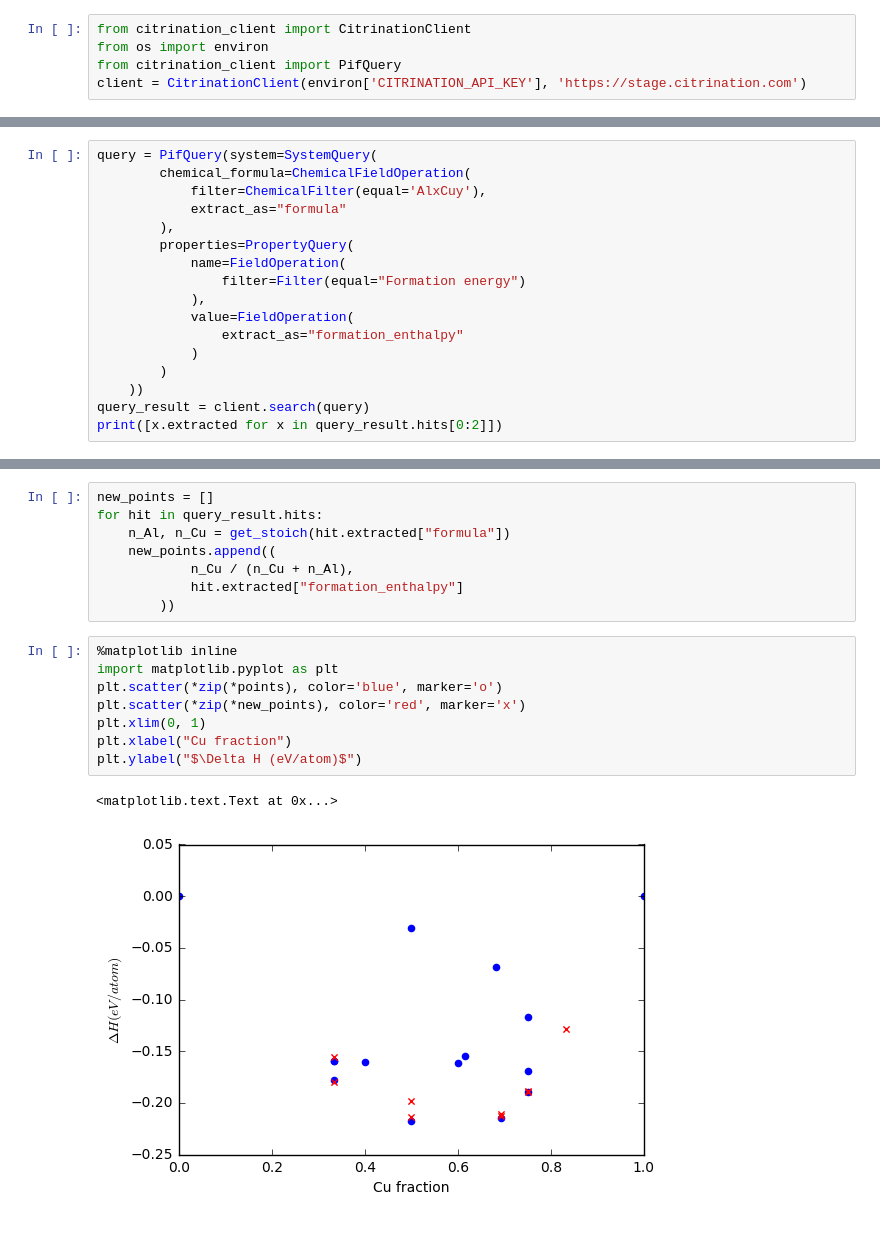
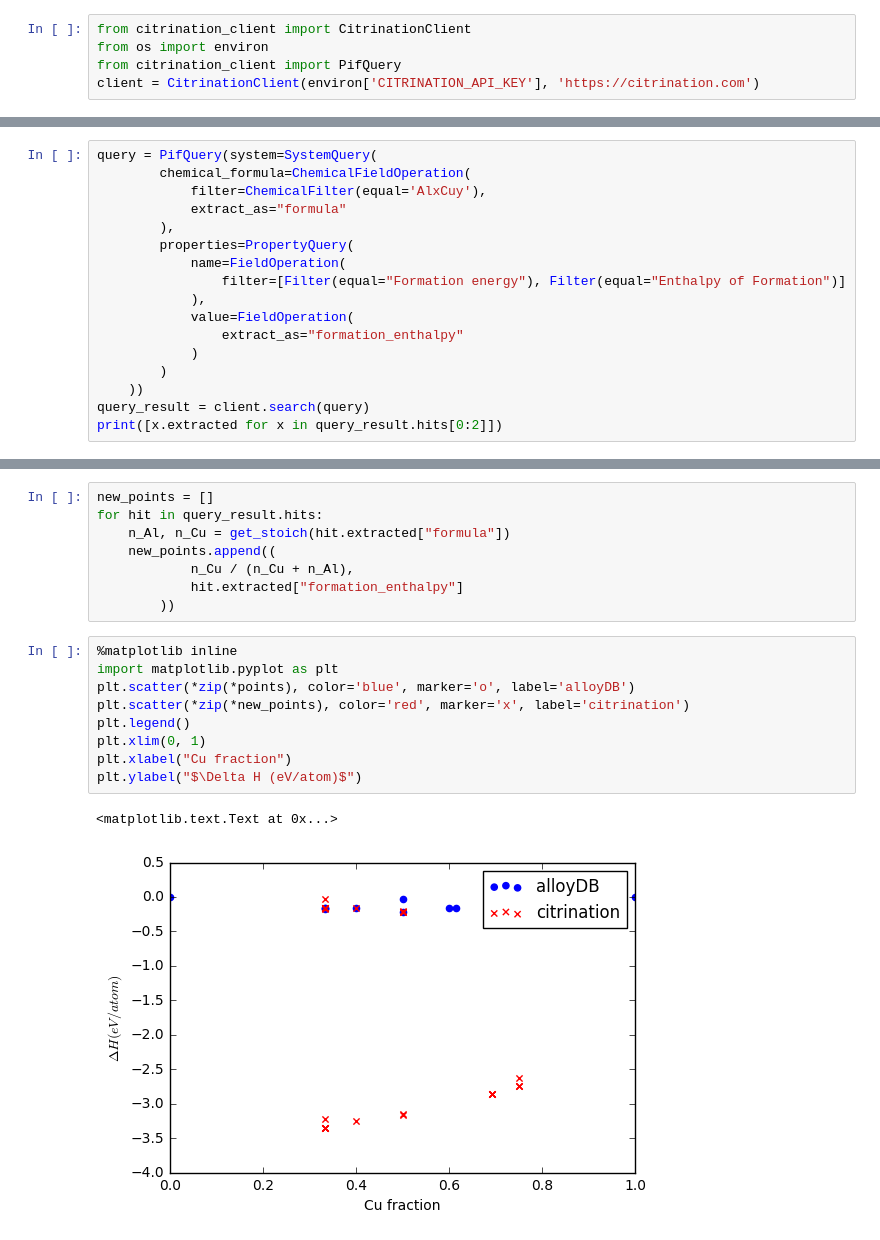
Before and after one commit to CitrineInformatics/learn-citrination, a Jupyter notebook: AdvancedQueries.ipynb, the cells around one changed output, grey strips where cells are left out. Cells and saved outputs as stored; diff of their text form.

```diff
--- a/AdvancedQueries.ipynb
+++ b/AdvancedQueries.ipynb
@@ -2,7 +2,7 @@
 from citrination_client import CitrinationClient
 from os import environ
 from citrination_client import PifQuery
-client = CitrinationClient(environ['CITRINATION_API_KEY'], 'https://stage.citrination.com')
+client = CitrinationClient(environ['CITRINATION_API_KEY'], 'https://citrination.com')
 # %%
 from dfttopif import directory_to_pif
 pif = directory_to_pif("/home/maxhutch/science/alloy.pbe/B/B.hR12")
@@ -132,7 +179,7 @@ query = PifQuery(system=SystemQuery(
         ),
         properties=PropertyQuery(
             name=FieldOperation(
-                filter=Filter(equal="Formation energy")
+                filter=[Filter(equal="Formation energy"), Filter(equal="Enthalpy of Formation")]
             ),
             value=FieldOperation(
                 extract_as="formation_enthalpy"
@@ -162,11 +209,12 @@ for hit in query_result.hits:
 # %%
 %matplotlib inline
 import matplotlib.pyplot as plt
-plt.scatter(*zip(*points), color='blue', marker='o')
-plt.scatter(*zip(*new_points), color='red', marker='x')
+plt.scatter(*zip(*points), color='blue', marker='o', label='alloyDB')
+plt.scatter(*zip(*new_points), color='red', marker='x', label='citrination')
+plt.legend()
 plt.xlim(0, 1)
 plt.xlabel("Cu fraction")
 plt.ylabel("$\Delta H (eV/atom)$")
 # %% [output]
 <matplotlib.text.Text at 0x...>
-[figure, old version]
+[figure, new version]
```
Also changed, not shown: parts of 13 cells of this notebook, 3 other files.
